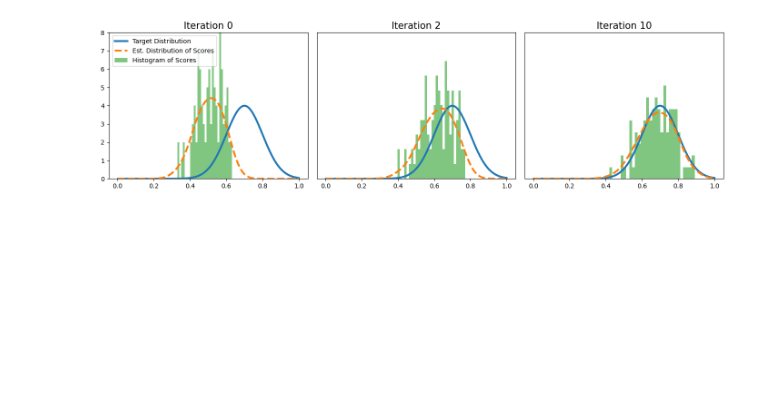
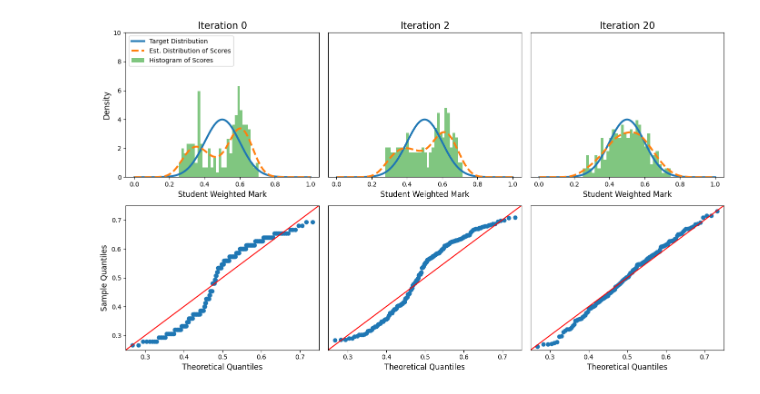
Before and after one commit to infamoussoap/ConvexHull, a Jupyter notebook: Results/Mark_Distribution_Visualizations.ipynb, the cells around one changed output. Saved outputs shown, nothing was run; the diff lists cells and outputs as text; code cells hidden in the pictures; blank space fills up the shorter version.

Commit message:
updating mark distribution notebooks

```diff
--- a/Results/Mark_Distribution_Visualizations.ipynb
+++ b/Results/Mark_Distribution_Visualizations.ipynb
@@ -32,11 +50,10 @@ def generate_student_scores(num_students=100, num_questions=100,
 # %%
 num_trials = 25
 
-max_iter = 200
+max_iter = 150
 max_time = np.inf  # seconds
 
-num_students = 100
-num_questions = 100
+num_students = 200
+num_questions = 75
 
-integration_points = np.linspace(0, 1, 401)
-target_distribution = TruncatedGaussian(0.7, 0.1, 0, 1)
+p_values = generate_student_scores(num_students=num_students, num_questions=num_questions)
@@ -48,10 +67,18 @@ _, n = samples.shape
+# %%
+integration_points = np.linspace(0, 1, 401)
+target_distribution = TruncatedGaussian(0.5, 0.1, 0, 1)
+# %%
+np.random.seed(0)
+
+samples = np.random.binomial(1, p_values)
+_, n = samples.shape
 # %%
 optimizer = CauchySimplex(samples, integration_points, target_distribution, e=0.05)
 w = np.ones(n) / n
 
 w_history = [(0, w.copy())]
 
-for i in range(10):
+for i in range(20):
     w = optimizer.search(w)
 
     if i == 1:
@@ -73,28 +100,41 @@ Iteration 10: Mean = 0.683, Std = 0.093
 # %%
 x_vals = integration_points[1:]
 
-plt.figure(figsize=(14, 4))
+fig, axs = plt.subplots(2, 3, figsize=(14, 8))
 
-for i, (iteration, w) in enumerate(w_history):
-    plt.subplot(1, 3, i + 1)
+for i, (ax, (iteration, w)) in enumerate(zip(axs[0], w_history)):
+    ax.plot(x_vals, optimizer.target_distribution(x_vals), label='Target Distribution',
+            zorder=3, linewidth=3)
+    ax.plot(x_vals, optimizer.rho(w), label='Est. Distribution of Scores',
+            linestyle='--', zorder=3, linewidth=3)
 
-    plt.plot(x_vals, optimizer.target_distribution(x_vals), label='Target Distribution',
-             zorder=3, linewidth=3)
-    plt.plot(x_vals, optimizer.rho(w), label='Est. Distribution of Scores',
-             linestyle='--', zorder=3, linewidth=3)
+    ax.hist(samples @ w, density=True, bins=30, label='Histogram of Scores', zorder=1, alpha=0.6)
 
-    plt.hist(samples @ w, density=True, bins=30, label='Histogram of Scores', zorder=1, alpha=0.6)
+    ax.set_ylim(0, 10)
 
-    plt.ylim(0, 8)
-
-    plt.title(f"Iteration {iteration}", size=15)
+    ax.set_title(f"Iteration {iteration}", size=15)
+    ax.set_xlabel("Student Weighted Mark", size=12)
 
     if i > 0:
-        plt.yticks([], [])
+        ax.set_yticks([], [])
     else:
-        plt.legend(loc='upper left')
+        ax.set_ylabel("Density", size=12)
+        ax.legend(loc='upper left')
+
+for i, (ax, (iteration, w)) in enumerate(zip(axs[1], w_history)):
+    sm.qqplot(samples @ w, dist=norm(loc=0.5, scale=0.1), line="45", ax=ax)
+
+    ax.set_xlim(0.25, 0.75)
+    ax.set_ylim(0.25, 0.75)
+    ax.set_xlabel("Theoretical Quantiles", size=12)
+
+    if i > 0:
+        ax.set_yticks([], [])
+        ax.set_ylabel(None)
+    else:
+        ax.set_ylabel("Sample Quantiles", size=12)
 
 plt.tight_layout()
 plt.savefig("mark_distribution.png", dpi=150);
 # %% [output]
-[figure, old version]
+[figure, new version]
```
Also changed, not shown: parts of 7 cells of this notebook, 3 other files.
